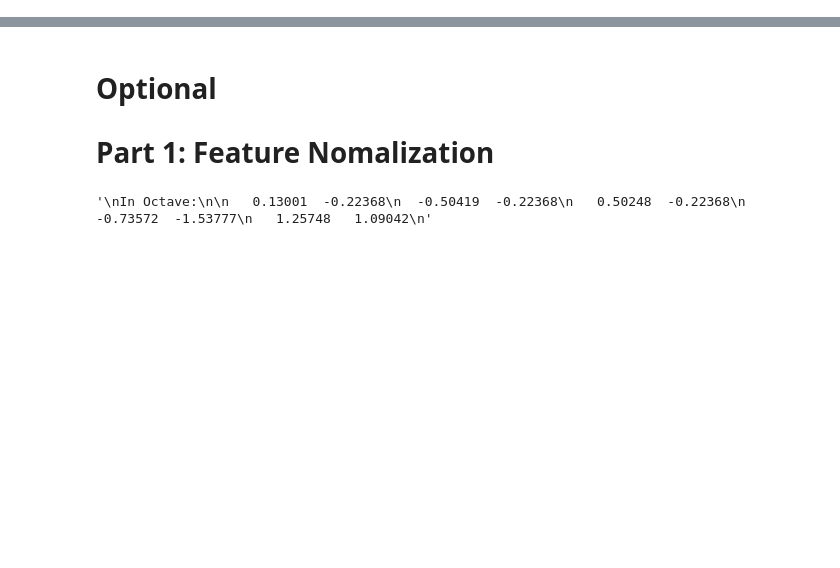
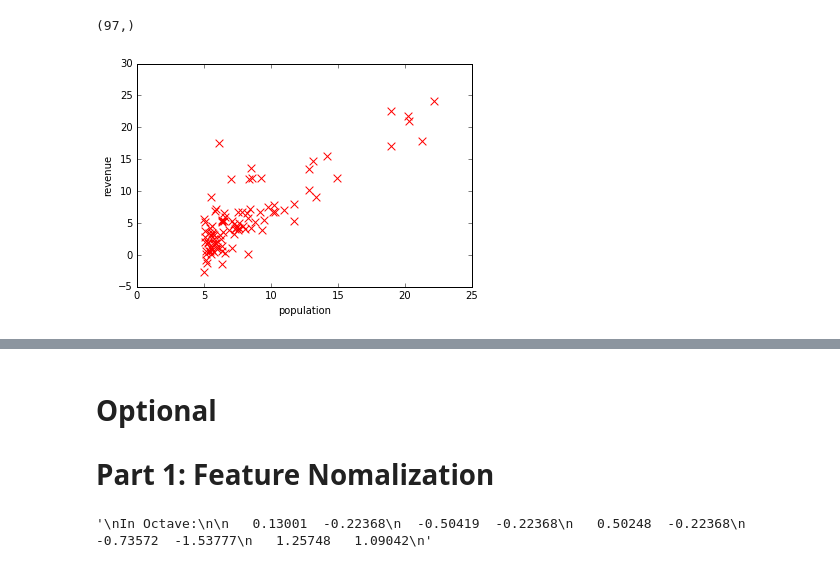
Before and after one commit to slang1998/coursera_machine_learning_python, a Jupyter notebook: ex1_python/ex1_python.ipynb, the cells around one changed output, grey strips where cells are left out. Saved outputs shown, nothing was run; the diff lists cells and outputs as text; code cells hidden in the pictures; blank space fills up the shorter version.

```diff
--- a/ex1_python/ex1_python.ipynb
+++ b/ex1_python/ex1_python.ipynb
@@ -295,0 +135,41 @@ plt.plot(theta[0], theta[1], 'x', c='r');
+# %%
+# ======================= Part 2: Plotting =======================
+
+def plotData(x, y):
+    """
+    새로운 figure에 데이터 포인트 x와 y를 그린다.
+    인구수와 이윤에 대한 축 라벨을 준다.
+    """
+
+    plt.figure()
+    # XXX: scatter(): 산점도를 그린다.
+    # c: 색상, s: 사이즈, marker: 표시모양
+    plt.scatter(x, y, marker='x', c='r', s=60)
+    plt.xlabel('population')
+    plt.ylabel('revenue')
+    #plt.show()
+
+# *************************************************************************
+# XXX: pandas에서 읽은 데이터는 항상 np.array 또는 np.matrix로 변환한다.
+# 그렇지 않으면 데이터 추출 시 TypeError: unhashable type: 'slice' 오류 발생함
+# pandas에서는 컬럼 추출 시 data[column_index]와 같은 식으로 사용한다.
+# *************************************************************************
+# data: 97x2
+# 첫번째 컬럼은 데이터 x, 두번째 컬럼은 label y
+# import pandas as pd
+#data = pd.read_csv('./ex1data1.txt', header=None)
+
+# ****************************************************
+# XXX: np.loadtxt(): , 로 구분된 텍스트 데이터 읽기
+# ****************************************************
+data = np.loadtxt('./ex1data1.txt', delimiter=',')
+X = data[:,0]
+y = data[:,1]
+m = np.size(X, 0) # == X.shape[0], np.shape(X)
+
+print(X.shape)
+
+plotData(X, y)
+# %% [output]
+(97,)
+[figure, added]
```
Also changed, not shown: parts of 36 cells of this notebook, 1 other file.
